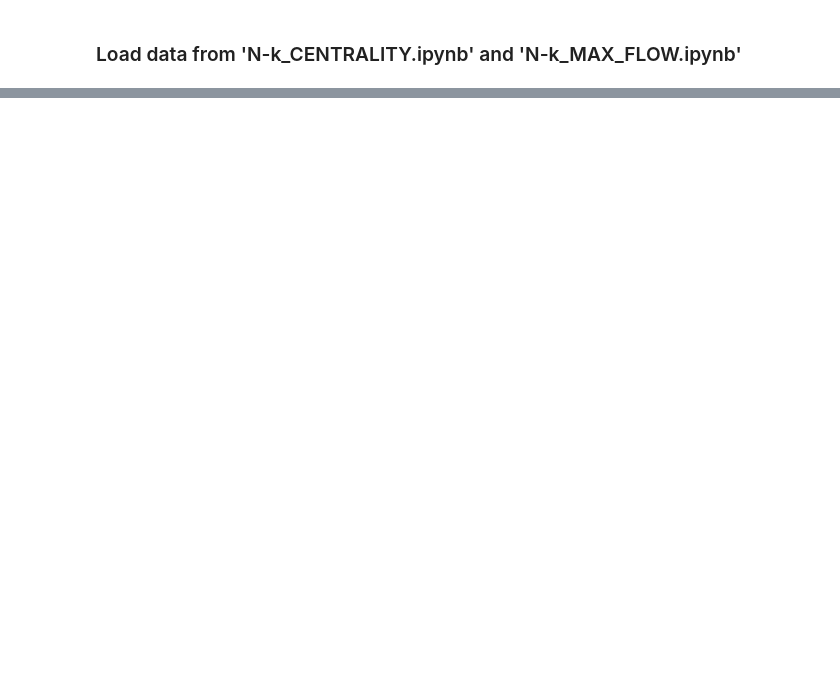
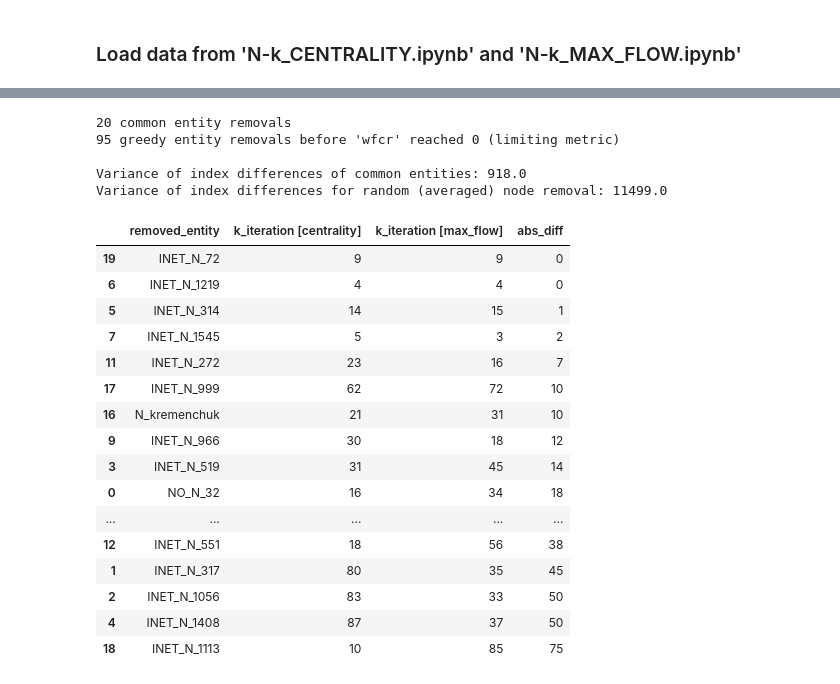
Before and after one commit to johanmasvie/iggielgn_topology_analysis, a Jupyter notebook: N-k_COMPARISON.ipynb, the cells around one changed output, grey strips where cells are left out. Cells and saved outputs as stored; diff of their text form; code cells hidden in the pictures; blank space fills up the shorter version.

```diff
--- a/N-k_COMPARISON.ipynb
+++ b/N-k_COMPARISON.ipynb
@@ -20 +31,26 @@ max_flow_greedy_edge_removal_df = pd.read_pickle('results/max_flow/sinks_sources
+# %%
+utils.common_entities(centrality_greedy_node_removal_df, max_flow_greedy_node_removal_df)
+# %% [output]
+20 common entity removals
+95 greedy entity removals before 'wfcr' reached 0 (limiting metric)
+
+Variance of index differences of common entities: 918.0
+Variance of index differences for random (averaged) node removal: 11499.0
+|  | removed_entity | k_iteration [centrality] | k_iteration [max_flow] | abs_diff |
+| 19 | INET_N_72 | 9 | 9 | 0 |
+| 6 | INET_N_1219 | 4 | 4 | 0 |
+| 5 | INET_N_314 | 14 | 15 | 1 |
+| 7 | INET_N_1545 | 5 | 3 | 2 |
+| 11 | INET_N_272 | 23 | 16 | 7 |
+| 17 | INET_N_999 | 62 | 72 | 10 |
+| 16 | N_kremenchuk | 21 | 31 | 10 |
+| 9 | INET_N_966 | 30 | 18 | 12 |
+| 3 | INET_N_519 | 31 | 45 | 14 |
+| 0 | NO_N_32 | 16 | 34 | 18 |
+| ... | ... | ... | ... | ... |
+| 12 | INET_N_551 | 18 | 56 | 38 |
+| 1 | INET_N_317 | 80 | 35 | 45 |
+| 2 | INET_N_1056 | 83 | 33 | 50 |
+| 4 | INET_N_1408 | 87 | 37 | 50 |
+| 18 | INET_N_1113 | 10 | 85 | 75 |
 # %% [markdown]
```
Also changed, not shown: parts of 14 cells of this notebook, 1 other file.
